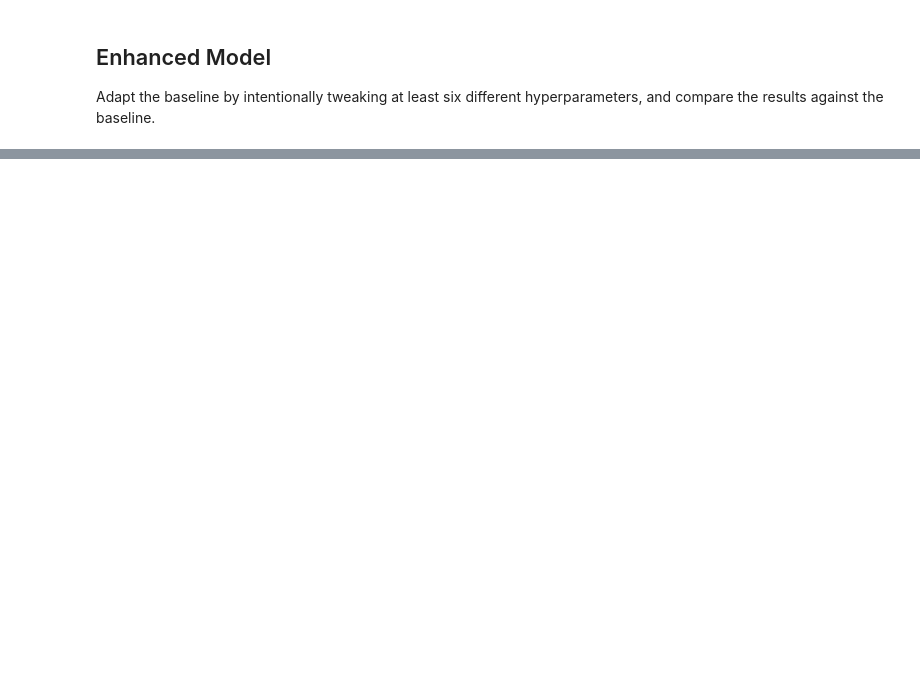
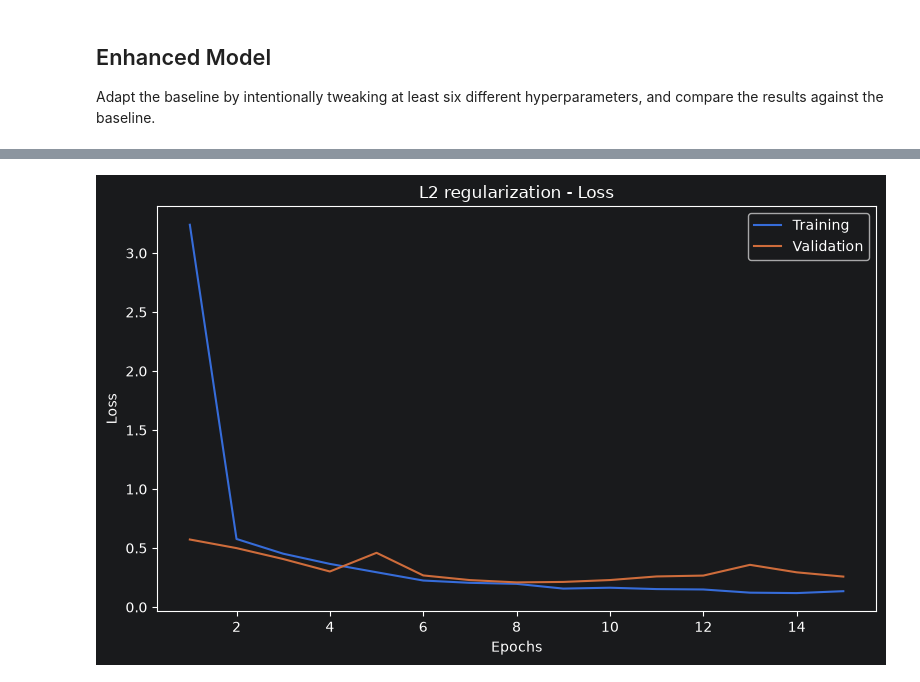
Before and after one commit to lordmana/Lung-and-Colon-Cancer-Classification, a Jupyter notebook: notebook/DL_Assignment_2026.ipynb, the cells around one changed output, grey strips where cells are left out. Cells and saved outputs as stored; diff of their text form; code cells hidden in the pictures; blank space fills up the shorter version.

```diff
--- a/notebook/DL_Assignment_2026.ipynb
+++ b/notebook/DL_Assignment_2026.ipynb
@@ -195,3 +259,16 @@ Create a bar plot showing how many samples the dataset has for each class.
 Implement the baseline CNN exactly as described in the assignment, train it for 15 epochs
 with a batch size of 32, and analyse its performance (accuracy/loss curves, ROC curve with
 AUC, confusion matrix, and performance measures for the validation and test sets).
+# %%
+import numpy as np
+import matplotlib.pyplot as plt
+import keras
+from keras import layers, models, regularizers
+from sklearn.metrics import (
+    classification_report,
+    ConfusionMatrixDisplay, roc_curve, roc_auc_score
+)
+
+keras.utils.set_random_seed(42)
+class_names = np.asarray(encoder.categories_[0])
+num_classes = len(class_names)
@@ -202,0 +409,9 @@ compare the results against the baseline.
+# %%
+enhanced_history = enhanced_model.fit(
+    X_train, y_train,
+    validation_data=(X_val, y_val),
+    epochs=15,
+    batch_size=32,
+    shuffle=True,
+    verbose=1
+)
@@ -202,0 +436,13 @@ compare the results against the baseline.
+# %%
+plt.figure(figsize=(8, 5))
+epochs = range(1, len(enhanced_history.history['loss']) + 1)
+plt.plot(epochs, enhanced_history.history['loss'], label='Training')
+plt.plot(epochs, enhanced_history.history['val_loss'], label='Validation')
+plt.xlabel('Epochs')
+plt.ylabel('Loss')
+plt.title('L2 regularization - Loss')
+plt.legend()
+plt.tight_layout()
+plt.show()
+# %% [output]
+[figure, added]
```
Also changed, not shown: parts of 24 cells of this notebook, 2 other files.
